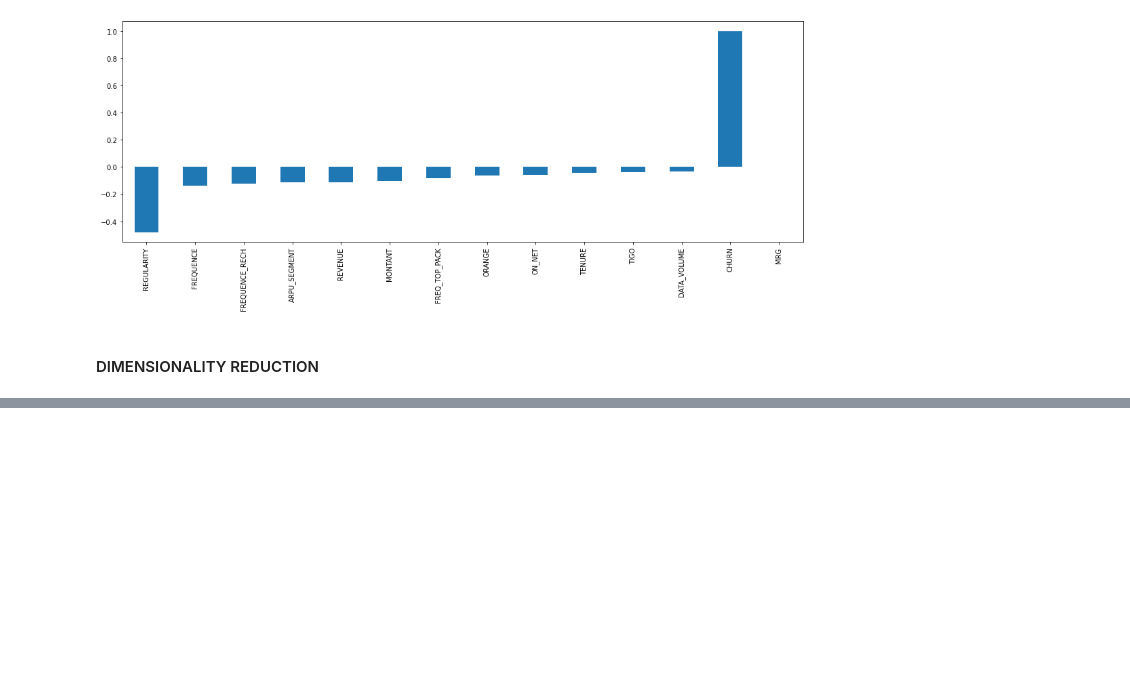
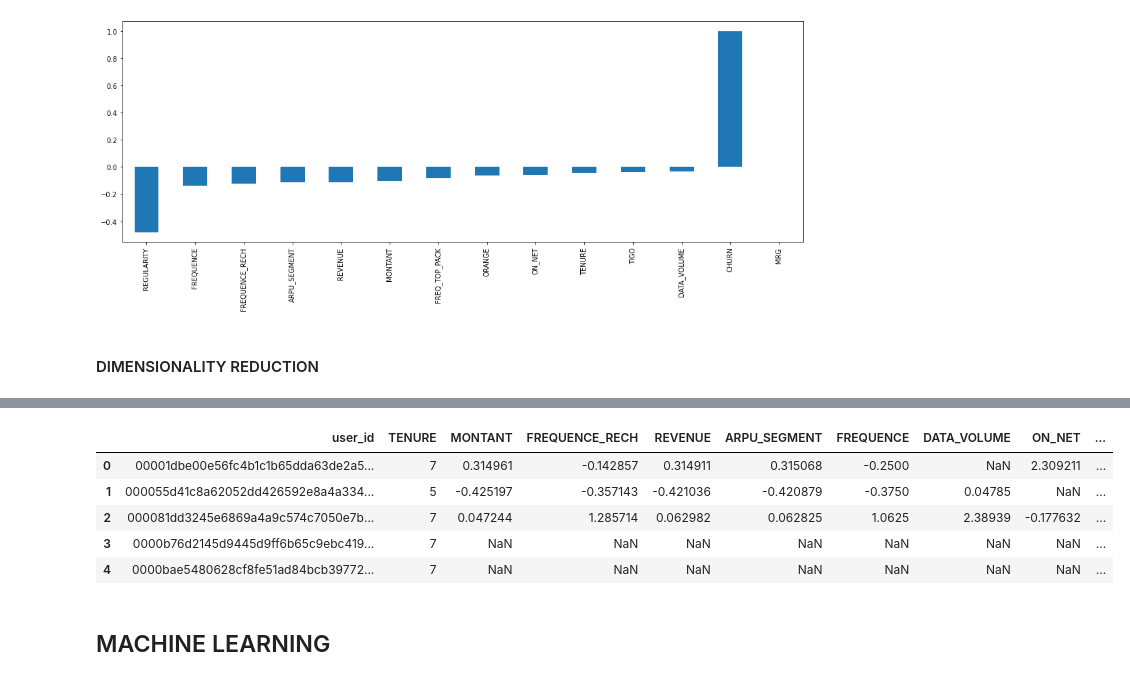
Before and after one commit to Kwabena-Kobiri/Expresso-prediction, a Jupyter notebook: Expresso_Churn_Prediction_With_Tensorflow.ipynb, the cells around one changed output, grey strips where cells are left out. Drawn from its saved outputs; the diff is of its cells as text; code cells hidden in the pictures; blank space fills up the shorter version.

```diff
--- a/Expresso_Churn_Prediction_With_Tensorflow.ipynb
+++ b/Expresso_Churn_Prediction_With_Tensorflow.ipynb
@@ -453,0 +463,11 @@ Train.corr()['CHURN'].sort_values().plot(kind='bar', figsize=(18, 6))
+# %%
+Test.head()
+# %% [output]
+|  | user_id | TENURE | MONTANT | FREQUENCE_RECH | REVENUE | ARPU_SEGMENT | FREQUENCE | DATA_VOLUME | ON_NET | ... |
+| 0 | 00001dbe00e56fc4b1c1b65dda63de2a5... | 7 | 0.314961 | -0.142857 | 0.314911 | 0.315068 | -0.2500 | NaN | 2.309211 | ... |
+| 1 | 000055d41c8a62052dd426592e8a4a334... | 5 | -0.425197 | -0.357143 | -0.421036 | -0.420879 | -0.3750 | 0.04785 | NaN | ... |
+| 2 | 000081dd3245e6869a4a9c574c7050e7b... | 7 | 0.047244 | 1.285714 | 0.062982 | 0.062825 | 1.0625 | 2.38939 | -0.177632 | ... |
+| 3 | 0000b76d2145d9445d9ff6b65c9ebc419... | 7 | NaN | NaN | NaN | NaN | NaN | NaN | NaN | ... |
+| 4 | 0000bae5480628cf8fe51ad84bcb39772... | 7 | NaN | NaN | NaN | NaN | NaN | NaN | NaN | ... |
+# %% [markdown]
+## MACHINE LEARNING
```
Also changed, not shown: parts of 4 cells of this notebook.
